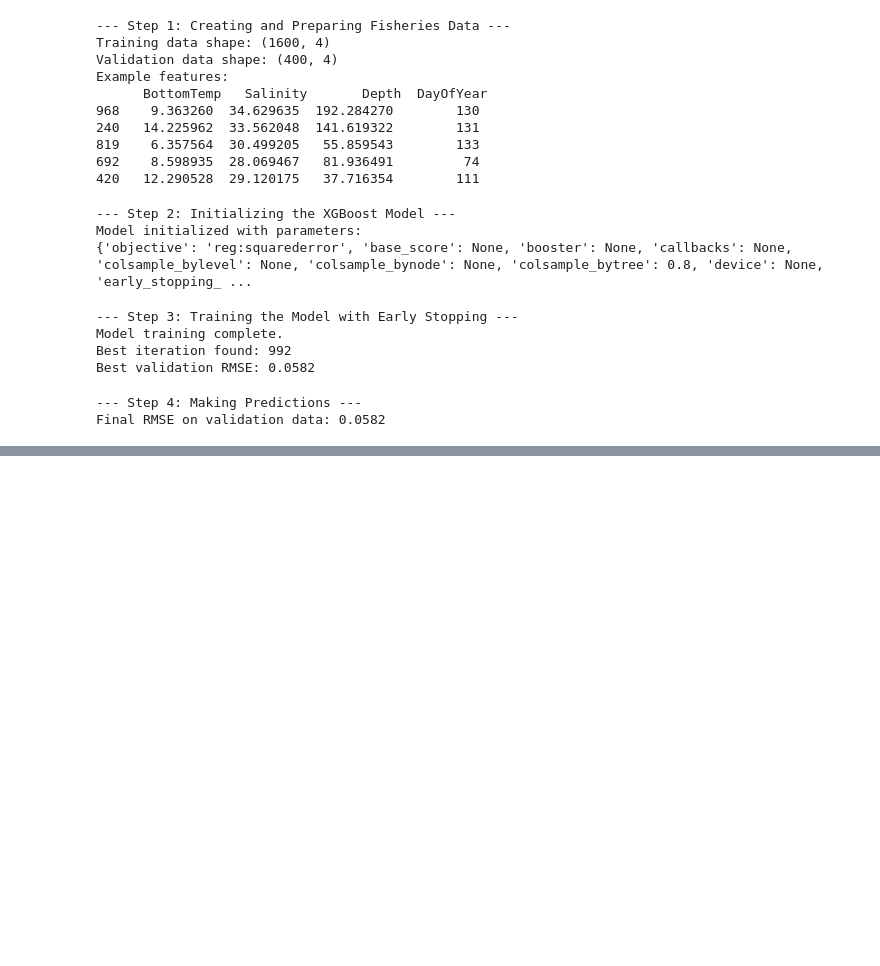
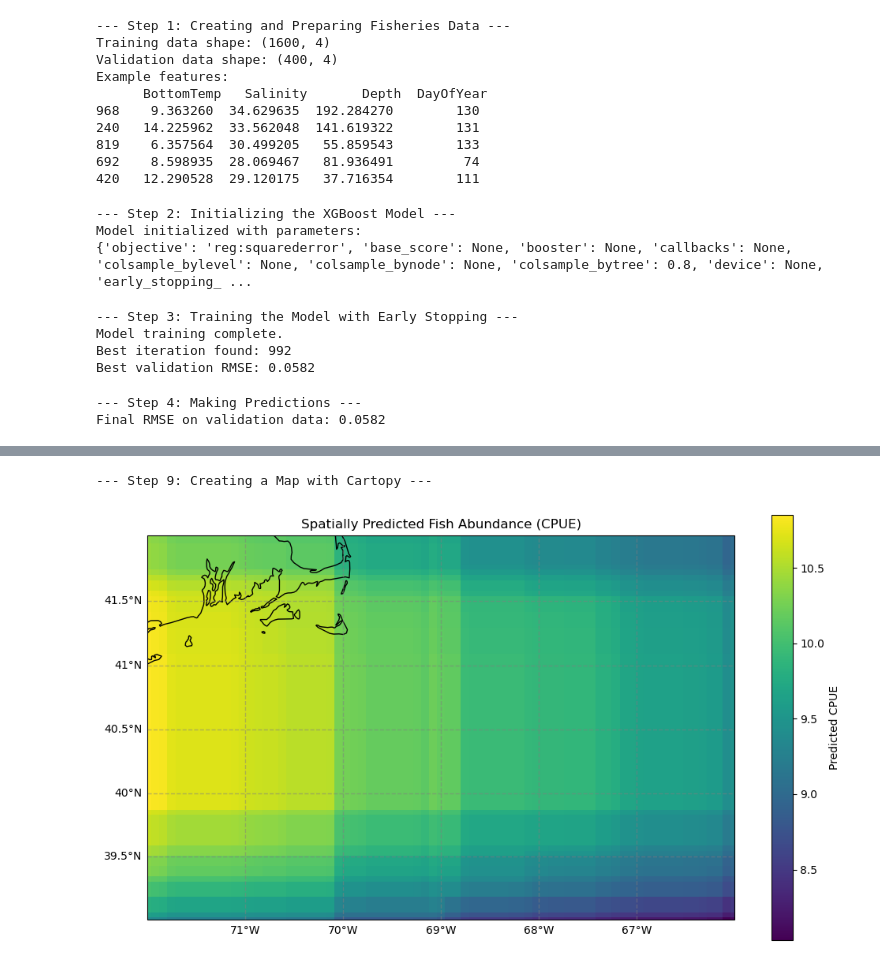
Before and after one commit to PACEHackWeek/proj_2025_sdm, a Jupyter notebook: contributors/Jamon/BRT Intro.ipynb, the cells around one changed output, grey strips where cells are left out. Saved outputs shown, nothing was run; the diff lists cells and outputs as text; code cells hidden in the pictures; blank space fills up the shorter version.

```diff
--- a/contributors/Jamon/BRT Intro.ipynb
+++ b/contributors/Jamon/BRT Intro.ipynb
@@ -222,0 +331,74 @@ Skipping SHAP plots as the 'shap' library is not installed.
+# %%
+# --- Step 9: Create a Publication-Quality Map with Cartopy ---
+
+# You may need to install these libraries first:
+# pip install geopandas cartopy
+
+import geopandas as gpd
+import cartopy.crs as ccrs
+import cartopy.feature as cfeature
+
+print("\n--- Step 9: Creating a Map with Cartopy ---")
+
+# 1. Create a new prediction grid with Latitude and Longitude
+# Let's simulate a survey area off the coast of New England
+n_grid = 75  # Increase grid resolution for a nicer map
+grid_lon = np.linspace(-72, -66, n_grid) # Longitude range
+grid_lat = np.linspace(39, 42, n_grid)   # Latitude range
+lon_xx, lat_yy = np.meshgrid(grid_lon, grid_lat)
+
+# Create a DataFrame for the new grid.
+# We need to provide plausible environmental data for this new grid.
+# For a real project, you'd get this from a raster/gridded data source (like GLORYS).
+# For this demo, we'll just simulate it based on the training data ranges.
+map_grid_df = pd.DataFrame({
+    'Longitude': lon_xx.ravel(),
+    'Latitude': lat_yy.ravel(),
+    'BottomTemp': np.interp(lat_yy.ravel(), [grid_lat.min(), grid_lat.max()], [12, 5]), # Simple temp gradient
+    'Depth': np.interp(lon_xx.ravel(), [grid_lon.min(), grid_lon.max()], [40, 180]), # Simple depth gradient
+    'Salinity': X_train['Salinity'].mean(),
+    'DayOfYear': X_train['DayOfYear'].mean()
+})
+
+# Reorder columns to match the training data
+map_grid_df = map_grid_df[X_train.columns]
+
+# 2. Predict on the new geographic grid
+map_predictions_log = xgb_reg.predict(map_grid_df)
+map_predictions_cpue = np.expm1(map_predictions_log)
+
+# 3. Plot with Cartopy
+# Reshape the predictions to match the grid shape
+Z_map = map_predictions_cpue.reshape(lon_xx.shape)
+
+# Create the map
+fig = plt.figure(figsize=(12, 10))
+# Use a Mercator projection, common for web maps
+ax = fig.add_subplot(1, 1, 1, projection=ccrs.Mercator())
+
+# Set the geographic extent of the map
+ax.set_extent([grid_lon.min(), grid_lon.max(), grid_lat.min(), grid_lat.max()], crs=ccrs.PlateCarree())
+
+# Add geographic features
+ax.add_feature(cfeature.LAND, zorder=1, edgecolor='black', facecolor='tan')
+ax.add_feature(cfeature.COASTLINE)
+ax.add_feature(cfeature.BORDERS, linestyle=':')
+
+# Draw gridlines
+gl = ax.gridlines(draw_labels=True, linewidth=1, color='gray', alpha=0.5, linestyle='--')
+gl.top_labels = False
+gl.right_labels = False
+
+# Plot the predicted CPUE data as a colored mesh
+# We use pcolormesh for a smooth, raster-like plot
+mesh = ax.pcolormesh(lon_xx, lat_yy, Z_map, cmap='viridis', transform=ccrs.PlateCarree(), shading='auto')
+
+# Add a colorbar
+cbar = plt.colorbar(mesh, shrink=0.7, orientation='vertical')
+cbar.set_label('Predicted CPUE')
+
+plt.title('Spatially Predicted Fish Abundance (CPUE)')
+plt.show()
+# %% [output]
+--- Step 9: Creating a Map with Cartopy ---
+[figure, added]
```
Also changed, not shown: parts of 8 cells of this notebook, 2 other files.
